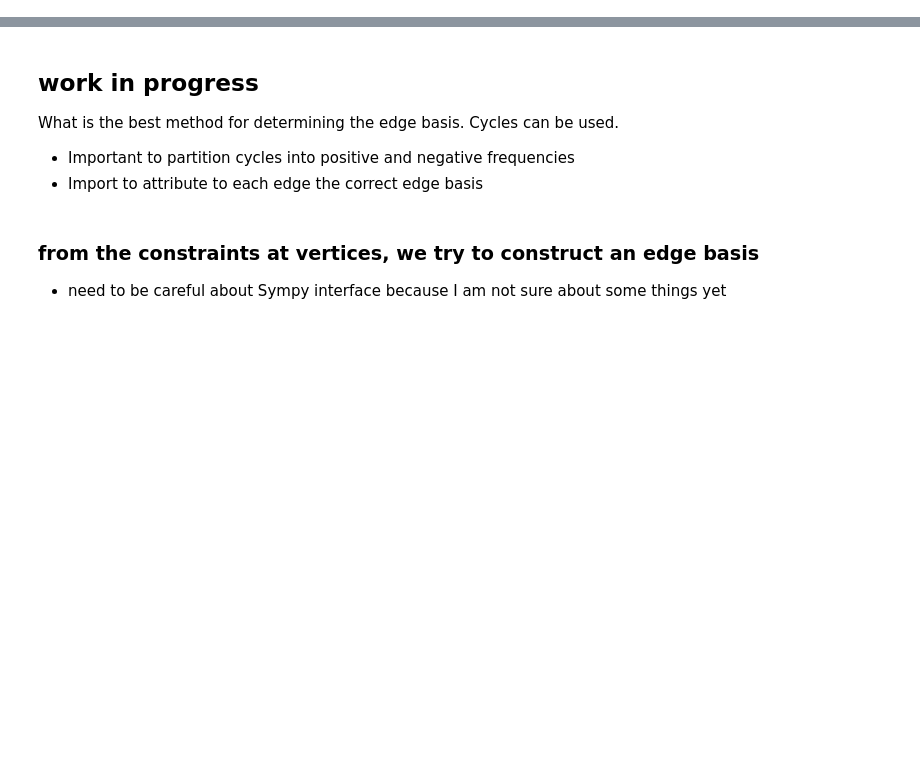
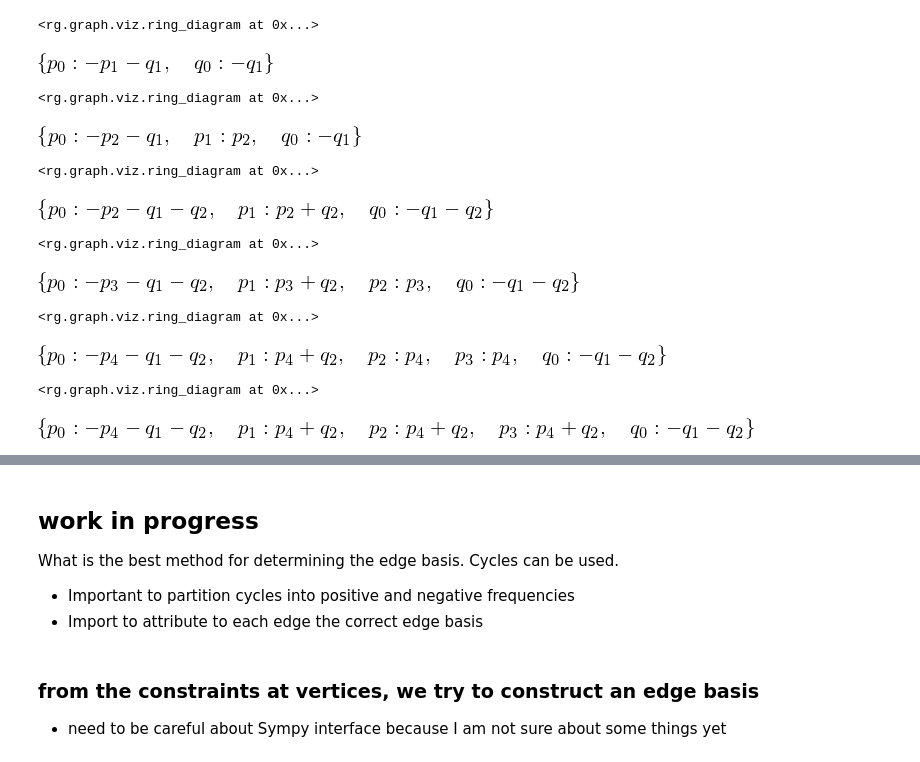
Before and after one commit to sirsh/renormer, a Jupyter notebook: samples/graphs.ipynb, the cells around one changed output, grey strips where cells are left out. Saved outputs shown, nothing was run; the diff lists cells and outputs as text; code cells hidden in the pictures; blank space fills up the shorter version.

```diff
--- a/samples/graphs.ipynb
+++ b/samples/graphs.ipynb
@@ -11,0 +19,76 @@ from sympy import *
+# %%
+A = incidence_matrix(2,2,
+                       [ [0,1], [1,0]],
+                       external_vertices=[0,1])
+#apply_flow(A,set_source_sink_flow)
+ring_diagram(A, options={"show_labels"})
+# %% [output]
+<rg.graph.viz.ring_diagram at 0x...>
+# %%
+A.constraint_system(True)
+# %% [output]
+[figure, added]
+# %%
+B = incidence_matrix(3,3,
+                       [ [0,1], [1,2], [2,0]],
+                       external_vertices=[0,1])
+apply_flow(B,set_source_sink_flow)
+ring_diagram(B)
+# %% [output]
+<rg.graph.viz.ring_diagram at 0x...>
+# %%
+B.constraint_system(True)
+# %% [output]
+[figure, added]
+# %%
+C = incidence_matrix(3,3,
+                       [ [0,1], [1,2], [2,0]],
+                       external_vertices=[0,1,2])
+apply_flow(C,set_source_sink_flow)
+ring_diagram(C)
+# %% [output]
+<rg.graph.viz.ring_diagram at 0x...>
+# %%
+C.constraint_system(True)
+# %% [output]
+[figure, added]
+# %%
+D = incidence_matrix(4,4,
+                       [ [0,1], [1,2], [2,3], [3,0]],
+                       external_vertices=[0,1,2])
+apply_flow(D,set_source_sink_flow)
+ring_diagram(D, )#options={"show_labels"} messed up label
+# %% [output]
+<rg.graph.viz.ring_diagram at 0x...>
+# %%
+#3 linearly independent internal edges can be generated from (3,1)
+D.constraint_system(True)
+# %% [output]
+[figure, added]
+# %%
+E = incidence_matrix(5,5,
+                       [ [0,1], [1,2], [2,3], [3,4], [4,0]],
+                       external_vertices=[0,1,2])
+apply_flow(E,set_source_sink_flow)
+ring_diagram(E, )#options={"show_labels"} messed up label
+# %% [output]
+<rg.graph.viz.ring_diagram at 0x...>
+# %%
+#3 linearly independent internal edges can be generated from (4,1)
+E.constraint_system(True)
+# %% [output]
+[figure, added]
+# %%
+F = incidence_matrix(5,5,
+                       [ [0,1], [1,2], [2,3], [3,4], [4,0]],
+                       external_vertices=[0,1,4])
+apply_flow(F,set_source_sink_flow)
+ring_diagram(F, )#options={"show_labels"} messed up label
+# %% [output]
+<rg.graph.viz.ring_diagram at 0x...>
+# %%
+#2 linearly independant? - no actually , just a trick p4 is on its own where as above, p1 is on its own
+#actually 3 - so there are as many as there paths i.e. as many as there are externals
+F.constraint_system(True)
+# %% [output]
+[figure, added]
```
Also changed, not shown: parts of 12 cells of this notebook, 14 other files.
